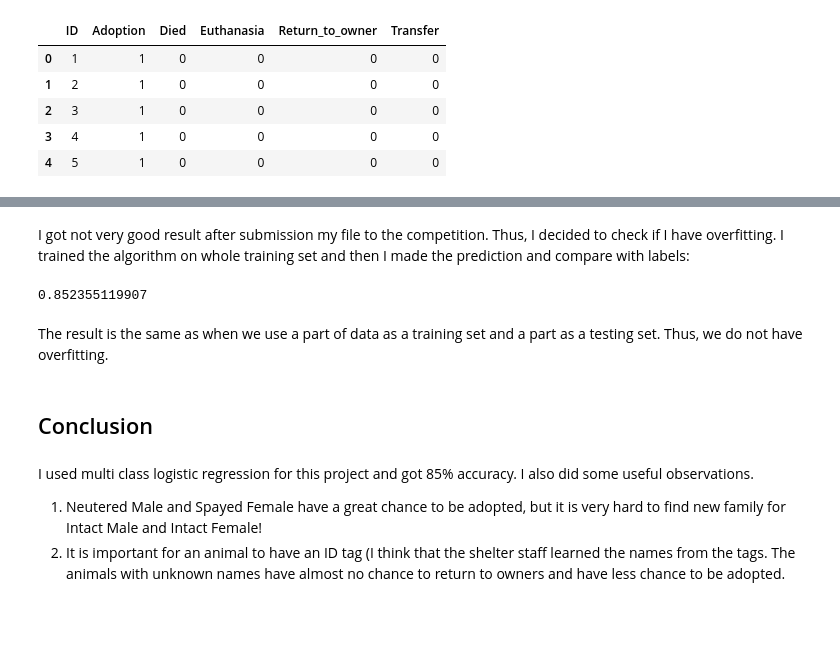
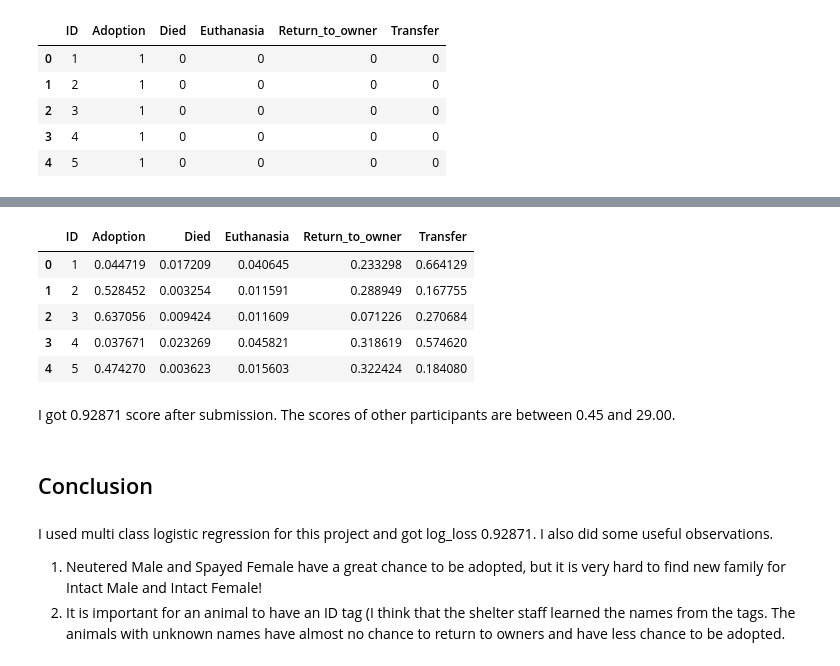
Before and after one commit to Katy-katy/Shelter-Animal-Outcomes-Machine-Learning-Python, a Jupyter notebook: shelter.ipynb, the cells around one changed output, grey strips where cells are left out. Saved outputs shown, nothing was run; the diff lists cells and outputs as text; code cells hidden in the pictures; blank space fills up the shorter version.

```diff
--- a/shelter.ipynb
+++ b/shelter.ipynb
@@ -293,0 +217,5 @@ print(avgacc)
+# %%
+from sklearn import linear_model
+
+alg = linear_model.LogisticRegression(random_state=1)
+alg.fit(train[features], train["OutcomeType"])
@@ -351,0 +264,3 @@ For submission we should create a csv file like this:
+# %%
+result = pandas.DataFrame(alg.predict_proba(test[features]), index=test.index, columns=alg.classes_)
+result.head()
@@ -359,18 +281,3 @@ sample_submission.head()
 | 2 | 3 | 1 | 0 | 0 | 0 | 0 |
 | 3 | 4 | 1 | 0 | 0 | 0 | 0 |
 | 4 | 5 | 1 | 0 | 0 | 0 | 0 |
-# %%
-result = pandas.DataFrame(predicted_outcome_test)
-result.columns =['OutcomeType']
-def create_full_dummies(var):
-    var_unique = var.unique()
-    var_unique.sort()
-    dummy = pandas.DataFrame()
-    for val in var_unique:
-        # which columns are equal to our unique value
-        d = var == val
-        # make a new column with a dummy variable
-        dummy[var.name + "_" + str(val)] = d.astype(int)
-    return(dummy)
-result_dummies = create_full_dummies(result['OutcomeType'])
-result['OutcomeType'].unique()
@@ -408,2 +283,0 @@ submission.head()
-# %% [markdown]
-I got not very good result after submission my file to the competition. Thus, I decided to check if I have overfitting. I trained the algorithm on whole training set and then I made the prediction and compare with labels:
@@ -460,25 +284,11 @@ for pred in outcomes:
-# %%
-# false positives = observed 1 and predicted 2 or 3
-fp1 = confusion.ix[2,[1,3]].sum()
-
-# The total number of observations in the test set
-n = new_data.shape[0]
-# Variable to store true predictions
-sumacc = 0
-# Loop over each origin
-for i in confusion.index:
-    # True Positives
-    tp = confusion.loc[i, i]
-    # True negatives
-    tn = confusion.loc[outcomes[outcomes != i], outcomes[outcomes != i]]
-    # Add the sums
-    sumacc += tp.sum() + tn.sum().sum()
-
-# Compute average accuracy
-denominator = n*outcomes.shape[0]
-avgacc = sumacc/denominator
-print(avgacc)
-# %% [output]
-0.852355119907
-# %% [markdown]
-The result is the same as when we use a part of data as a training set and a part as a testing set. Thus, we do not have overfitting.
+# %%
+mid = sample_submission['ID']
+result.insert(0, 'ID', mid)
+result.head()
+# %% [output]
+|  | ID | Adoption | Died | Euthanasia | Return_to_owner | Transfer |
+| 0 | 1 | 0.044719 | 0.017209 | 0.040645 | 0.233298 | 0.664129 |
+| 1 | 2 | 0.528452 | 0.003254 | 0.011591 | 0.288949 | 0.167755 |
+| 2 | 3 | 0.637056 | 0.009424 | 0.011609 | 0.071226 | 0.270684 |
+| 3 | 4 | 0.037671 | 0.023269 | 0.045821 | 0.318619 | 0.574620 |
+| 4 | 5 | 0.474270 | 0.003623 | 0.015603 | 0.322424 | 0.184080 |
@@ -485,6 +297,8 @@ The result is the same as when we use a part of data as a training set and a par
+# %% [markdown]
+I got 0.92871 score after submission. The scores of other participants are between 0.45 and 29.00.
 # %% [markdown]
 ## Conclusion
 # %% [markdown]
-I used multi class logistic regression for this project and got 85% accuracy. I also did some useful observations.
+I used multi class logistic regression for this project and got log_loss 0.92871. I also did some useful observations.
 1. Neutered Male and Spayed Female have a great chance to be adopted, but it is very hard to find new family for Intact Male and Intact Female!
 2. It is important for an animal to have an ID tag (I think that the shelter staff learned the names from the tags. The animals with unknown names have almost no chance to return to owners and have less chance to be adopted.
```
Also changed, not shown: parts of 19 cells of this notebook.
